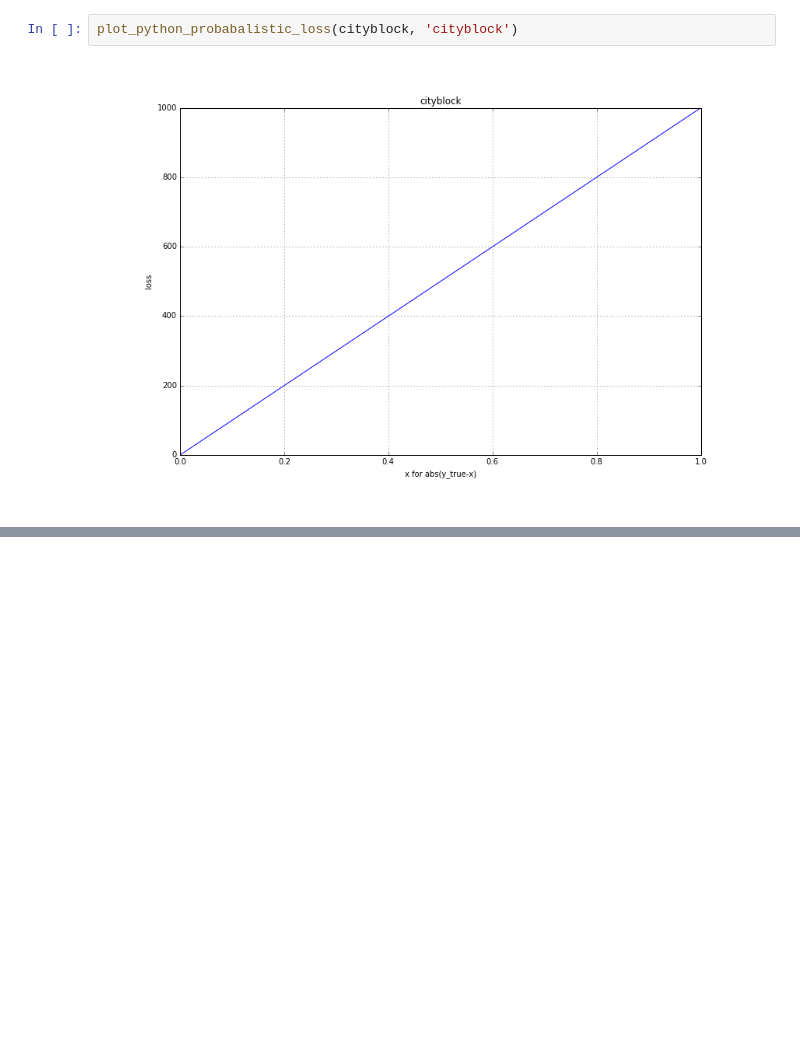
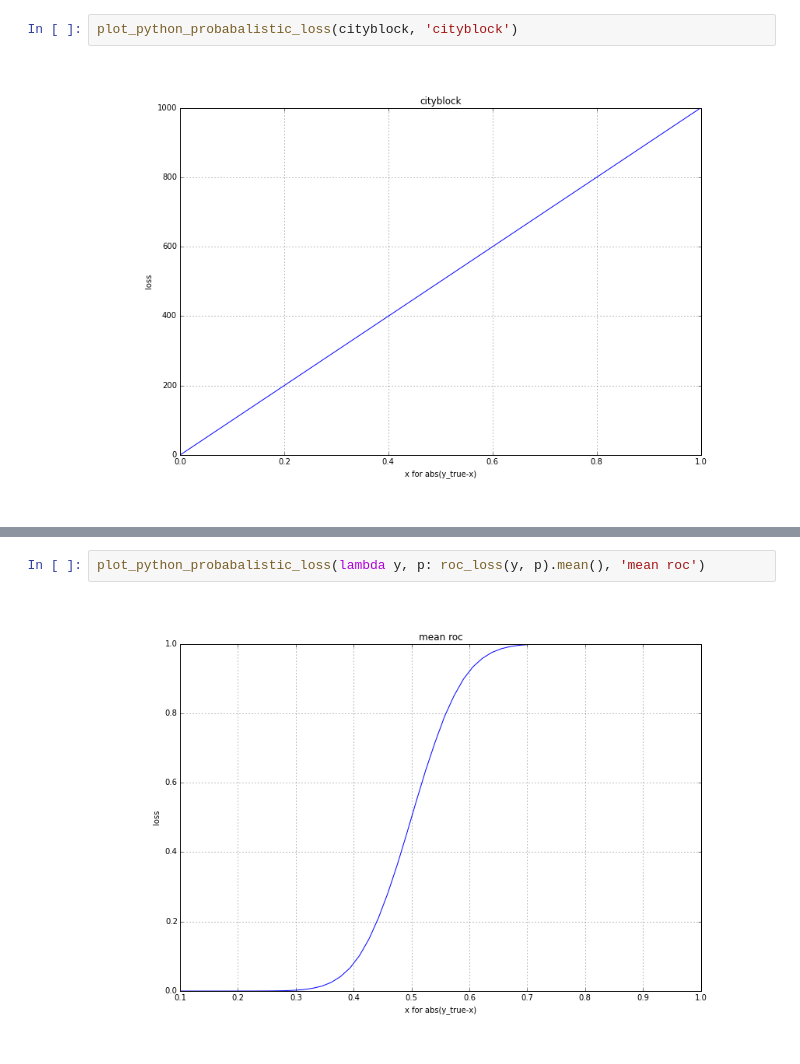
Before and after one commit to jonathanstrong/tmetrics, a Jupyter notebook: visualize.ipynb, the cells around one changed output, grey strips where cells are left out. Drawn from its saved outputs; the diff is of its cells as text; blank space fills up the shorter version.

```diff
--- a/visualize.ipynb
+++ b/visualize.ipynb
@@ -266,0 +296,4 @@ huber
+# %%
+plot_python_probabalistic_loss(lambda y, p: roc_loss(y, p).mean(), 'mean roc')
+# %% [output]
+[figure, added]
```
Also changed, not shown: parts of 33 cells of this notebook, 3 other files.
